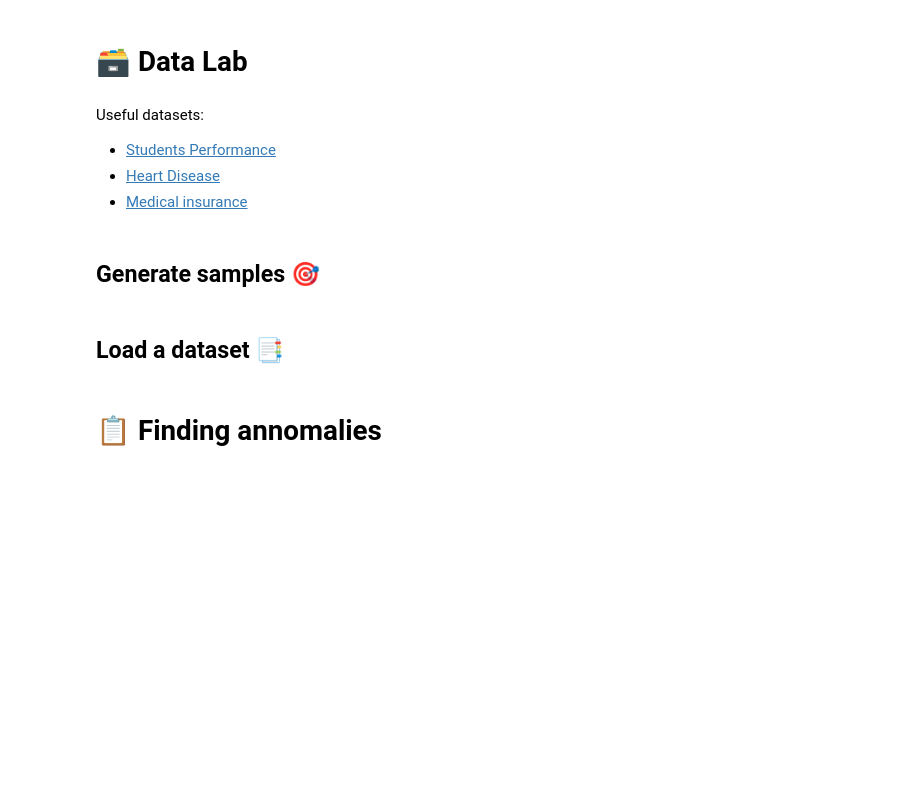
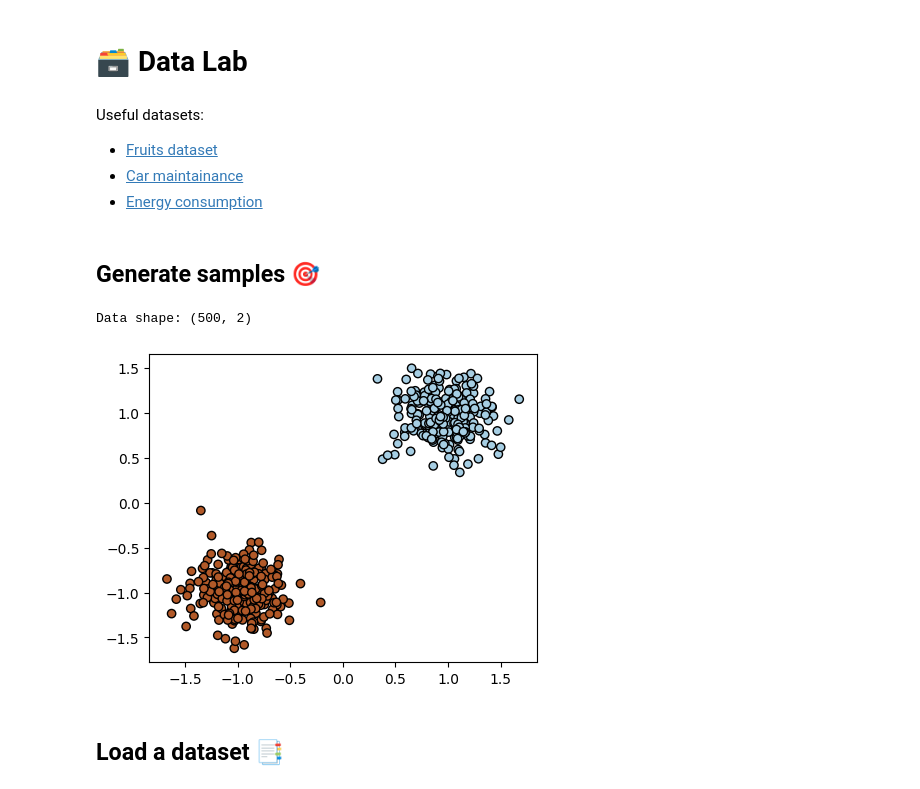
Before and after one commit to rubenfonnegra/analitica_datos, a Jupyter notebook: Sem_8/Practicum_7.ipynb, the cells around one changed output. Saved outputs shown, nothing was run; the diff lists cells and outputs as text; code cells hidden in the pictures; blank space fills up the shorter version.

```diff
--- a/Sem_8/Practicum_7.ipynb
+++ b/Sem_8/Practicum_7.ipynb
@@ -2,10 +2,9 @@
 # **🗃️ Data Lab**
 # %% [markdown]
 Useful datasets:
-
-- [Students Performance](https://drive.google.com/file/d/1YwqZvaf0B7gW0cutfgD7berjkBSRVzPk/view?usp=sharing)
-- [Heart Disease](https://drive.google.com/file/d/1lQ-3-dmVpJBq0eXcQp3nRgKNnn-TAP_n/view?usp=sharing)
-- [Medical insurance](https://drive.google.com/file/d/1n_An4atBisD6FlO8k467Iz2sZjsujVF5/view?usp=sharing)
+- [Fruits dataset](https://drive.google.com/file/d/1Jn15Qra1NldKC6ELVTTFWrqZ5OJdK5pL/view?usp=sharing)
+- [Car maintainance](https://drive.google.com/file/d/1t4mKvvw6VR6Bx4OwZ8SeMRd18kd7hvz9/view?usp=sharing)
+- [Energy consumption](https://drive.google.com/file/d/1iMkGEG4TBUw0FreaT4Gf2gnm3MEjFG1x/view?usp=sharing)
 # %% [markdown]
 ## Generate samples 🎯
 # %%
@@ -27,46 +26,47 @@ from sklearn.preprocessing import StandardScaler
 
 n_samples = 500 # @param {type:"integer"}
 type_dataset = "blobs" # @param ["noisy_circles", "noisy_moons", "blobs", "no_structure", "anisotropic", "varied_var"]
-noise = 0.04 # @param {type:"slider", min:0, max:0.5, step:0.01}
+noise = 0.02 # @param {type:"slider", min:0, max:0.5, step:0.01}
 angle_aniso = 100 # @param {type:"slider", min:0, max:180, step:10}
-random_state = 2 # @param {type:"integer"}
+random_state = 1 # @param {type:"integer"}
+num_classes = 2 # @param {type:"integer"}
 
 
 # ============
 # Generate datasets. We choose the size big enough to see the scalability
 # of the algorithms, but not too big to avoid too long running times
 # ============
 
 if type_dataset == "noisy_circles":
-  X, _ = datasets.make_circles(n_samples=n_samples, factor=0.5, noise=noise, random_state=random_state)
+  X, y = datasets.make_circles(n_samples=n_samples, factor=0.5, noise=noise, random_state=random_state)
 
 elif type_dataset == "noisy_moons":
-  X, _ = datasets.make_moons(n_samples=n_samples, noise=noise, random_state=random_state)
+  X, y = datasets.make_moons(n_samples=n_samples, noise=noise, random_state=random_state)
 
 elif type_dataset == "blobs":
-  X, _ = datasets.make_blobs(n_samples=n_samples, random_state=random_state)
+  X, y = datasets.make_blobs(n_samples=n_samples, centers=num_classes, random_state=random_state)
   X += np.random.rand(n_samples, 2)*noise*X.min()
 
-elif type_dataset == "no_structure":
-  X = np.random.rand(n_samples, 2)
-
 elif type_dataset == "anisotropic":
-  X, _ = datasets.make_blobs(n_samples=n_samples, random_state=random_state)
+  X, y = datasets.make_blobs(n_samples=n_samples, centers=num_classes, random_state=random_state)
   t = np.tan(np.radians(angle_aniso))
   transformation = np.array(((1, t), (0, 1))).T
   X = np.dot(X, transformation)
   X += np.random.rand(n_samples, 2)*noise*X.min()
 
 elif type_dataset == "varied_var":
-  X, _ = datasets.make_blobs(n_samples=n_samples, cluster_std=[1.0, 2.5, 0.5], random_state=random_state)
+  X, y = datasets.make_blobs(n_samples=n_samples, centers=num_classes, cluster_std=[1.0, 2.5, 0.5], random_state=random_state)
   X += np.random.rand(n_samples, 2)*noise*X.min()
 
 X = StandardScaler().fit_transform(X)
 
 _, ax = plt.subplots(figsize=(5,4))
-ax.scatter(X[:, 0], X[:, 1], edgecolors='k')
+ax.scatter(X[:, 0], X[:, 1], c=y, edgecolors='k', cmap='Paired')
 
 print ("\nData shape: {0} \n".format(X.shape))
+# %% [output]
+Data shape: (500, 2)
+[figure, added]
 # %% [markdown]
 ## Load a dataset 📑
 # %%
@@ -129,5 +129,3 @@ _, ax = plt.subplots (figsize=(5,4))
 sns.scatterplot(ax=ax,data=data,x=var_h,y=var_v, hue=labels if labels != "" else None, palette='colorblind')
 print ("\nData Loaded! ✅")
 print (" - Shape: {0}\n".format(X.shape))
-# %% [markdown]
- # **📋 Finding annomalies**
```
Also changed, not shown: parts of 8 cells of this notebook, 1 other file.
